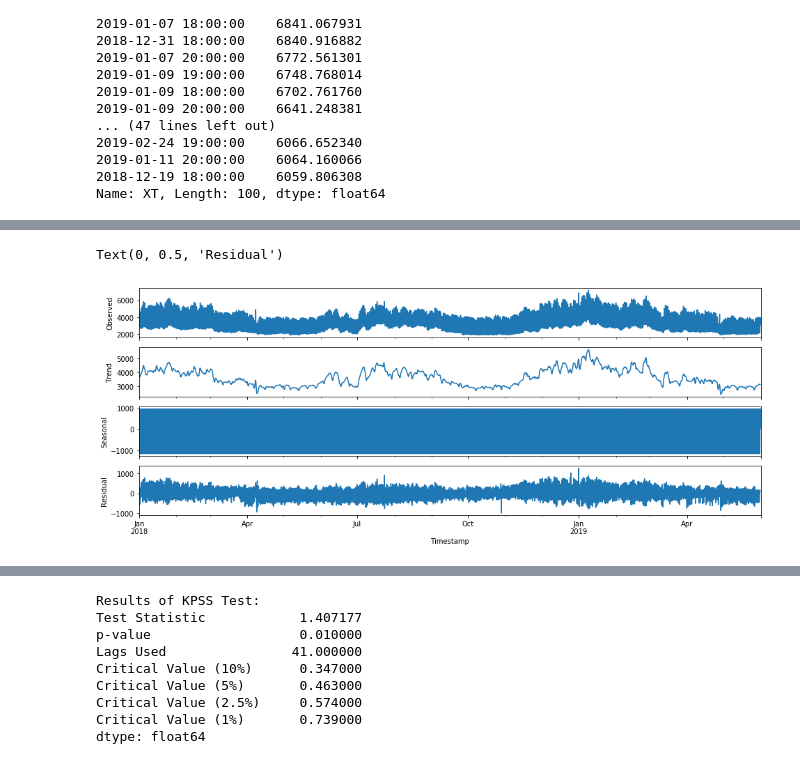
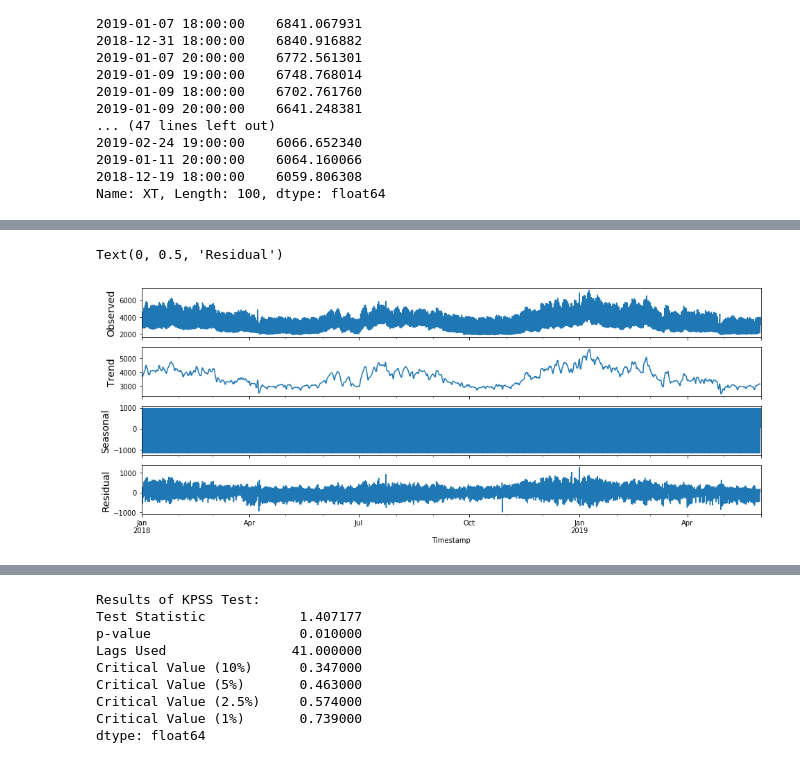
Before and after one commit to Darzan21/Electric-Load-Forecasting, a Jupyter notebook: LoadForecasting.ipynb, the cells around one changed output, grey strips where cells are left out. Drawn from its saved outputs; the diff is of its cells as text; code cells hidden in the pictures.

```diff
--- a/LoadForecasting.ipynb
+++ b/LoadForecasting.ipynb
@@ -429,19 +450,19 @@ final['XT'].plot(figsize=(12,6)).autoscale(axis='x',tight=True);
 # %%
 fig, axes = plt.subplots(nrows=4, sharex=True, figsize=(16,6))
 
 result = seasonal_decompose(final['XT'])
 
 result.observed.plot(ax=axes[0], legend=False)
-axes[0].set_ylabel('Observed')
+axes[0].set_ylabel('Observed',fontsize=14)
 result.trend.plot(ax=axes[1], legend=False)
-axes[1].set_ylabel('Trend')
+axes[1].set_ylabel('Trend',fontsize=14)
 result.seasonal.plot(ax=axes[2], legend=False)
-axes[2].set_ylabel('Seasonal')
+axes[2].set_ylabel('Seasonal',fontsize=14)
 result.resid.plot(ax=axes[3], legend=False)
-axes[3].set_ylabel('Residual')
+axes[3].set_ylabel('Residual',fontsize=14)
 # %% [output]
 Text(0, 0.5, 'Residual')
-[figure, old version]
+[figure, new version]
 # %%
 #create ad-fuller test function
 from statsmodels.tsa.stattools import adfuller
```
Also changed, not shown: parts of 39 cells of this notebook.
